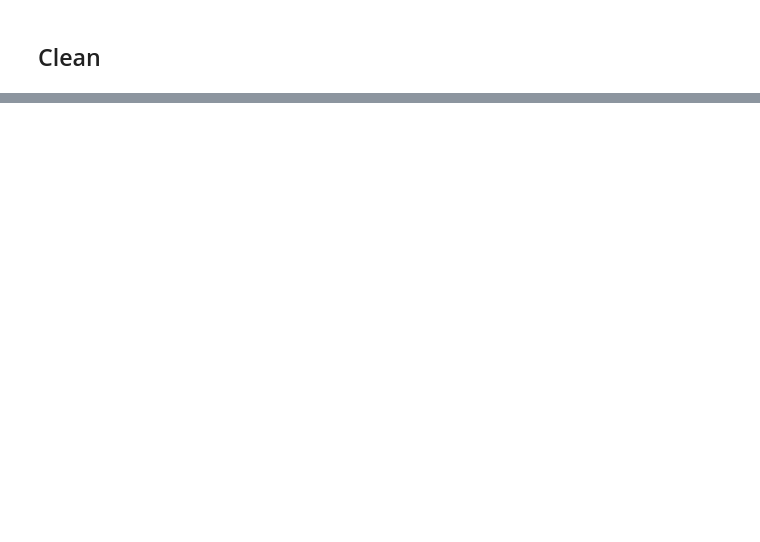
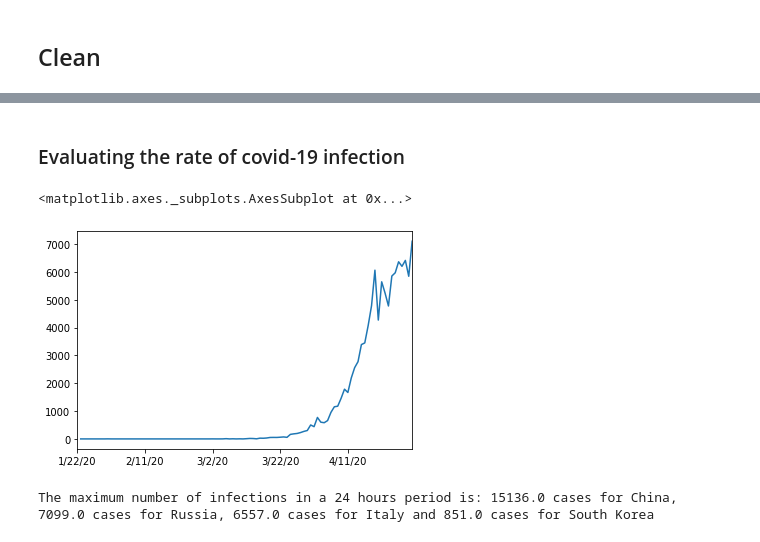
Before and after one commit to Kabayomi/Data-Analysis-with-COVID19-Dataset, a Jupyter notebook: covid_analysis.ipynb, the cells around one changed output, grey strips where cells are left out. Drawn from its saved outputs; the diff is of its cells as text; code cells hidden in the pictures; blank space fills up the shorter version.

```diff
--- a/covid_analysis.ipynb
+++ b/covid_analysis.ipynb
@@ -19,0 +83,19 @@ with zipfile.ZipFile('armenia.zip', 'r') as myzip:
+# %% [markdown]
+### Evaluating the rate of covid-19 infection
+# %%
+# Rate of change in corona cases daily
+corona_data_group.loc['Russia'].diff().plot()
+# %% [output]
+<matplotlib.axes._subplots.AxesSubplot at 0x...>
+[figure, added]
+# %%
+# Maximum rate of infection in 24 hours
+Russia_max = corona_data_group.loc['Russia'].diff().max()
+Italy_max = corona_data_group.loc['Italy'].diff().max()
+China_max = corona_data_group.loc['China'].diff().max()
+South_Korea_max = corona_data_group.loc['Korea, South'].diff().max()
+print("The maximum number of infections in a 24 hours period is: \
+{} cases for China, {} cases for Russia, {} cases for Italy and {} cases for South Korea" \
+.format(China_max, Russia_max,Italy_max, South_Korea_max))
+# %% [output]
+The maximum number of infections in a 24 hours period is: 15136.0 cases for China, 7099.0 cases for Russia, 6557.0 cases for Italy and 851.0 cases for South Korea
```
Also changed, not shown: parts of 43 cells of this notebook, 2 other files.
